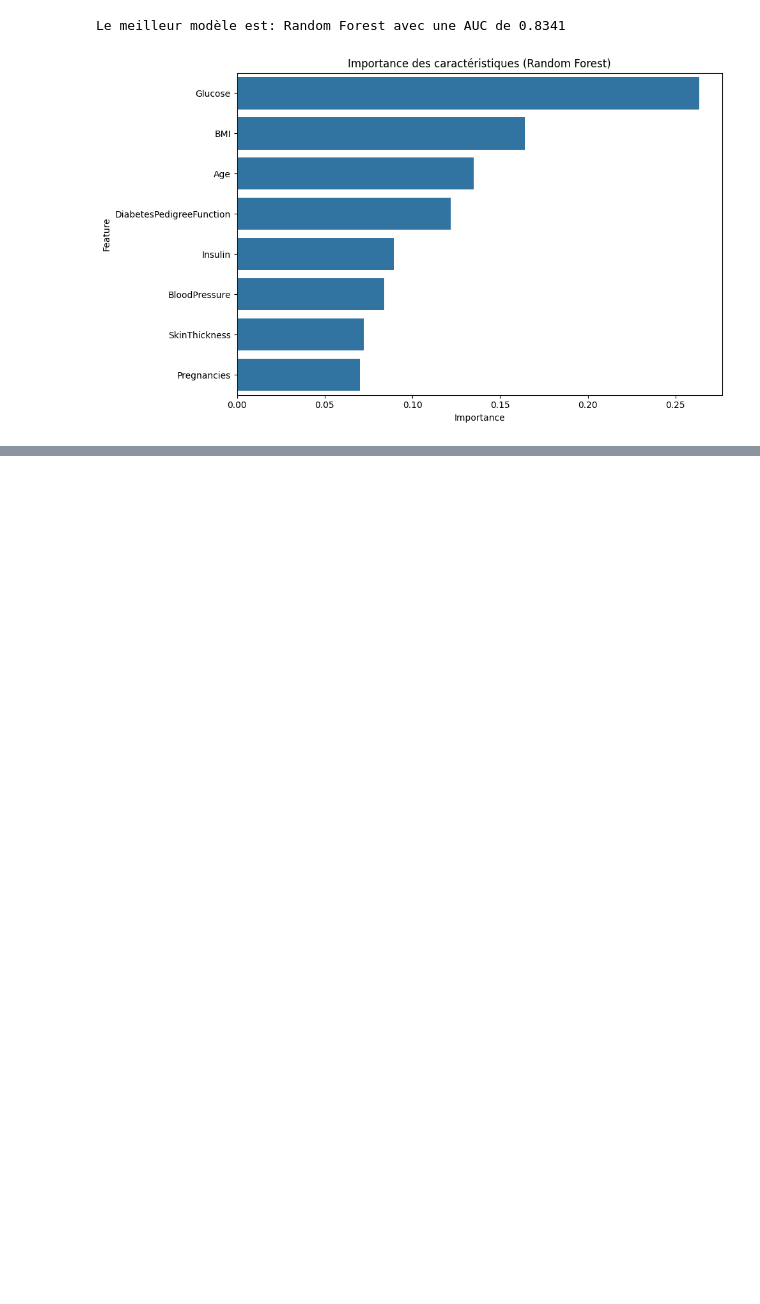
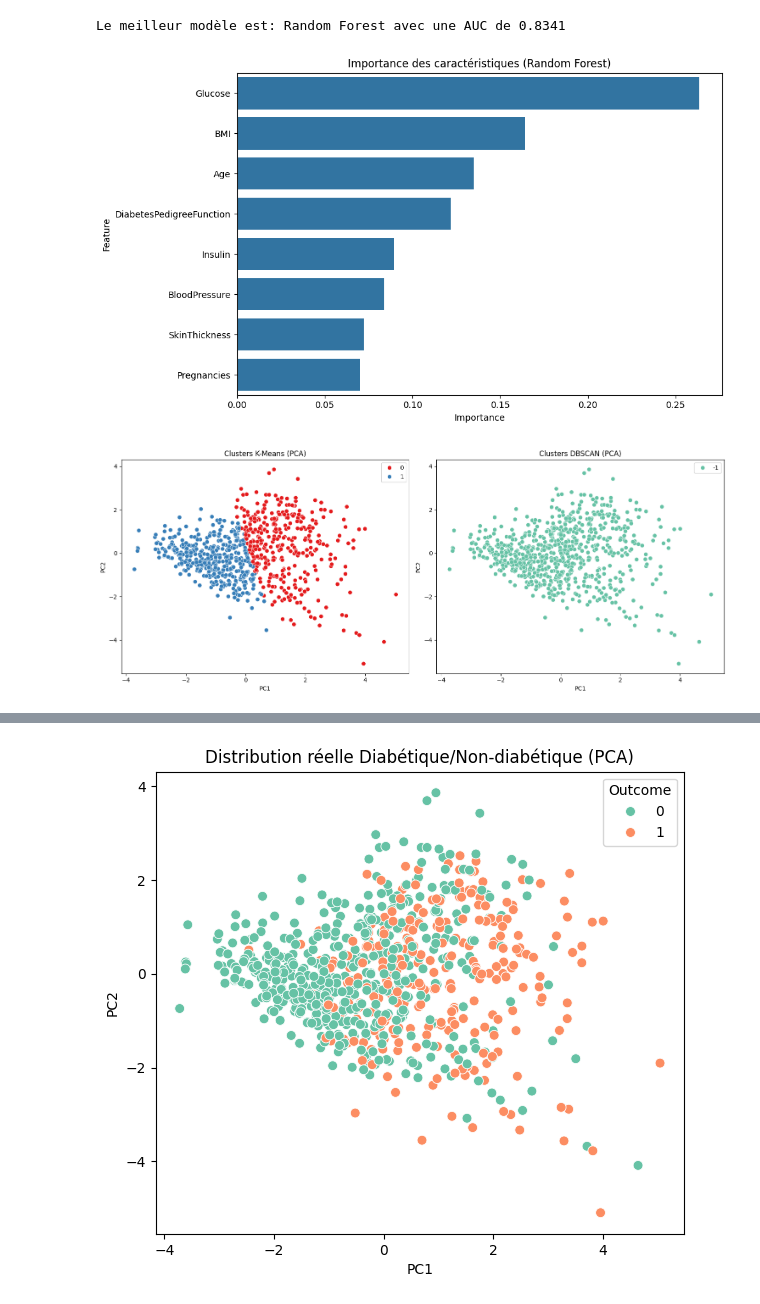
Before and after one commit to MedAzizL/Diabetes-prediction-project, a Jupyter notebook: notebooks/analyse_diabete.ipynb, the cells around one changed output, grey strips where cells are left out. Drawn from its saved outputs; the diff is of its cells as text; code cells hidden in the pictures; blank space fills up the shorter version.

Commit message:
Ajout du clustering non supervisé et analyse PCA

```diff
--- a/notebooks/analyse_diabete.ipynb
+++ b/notebooks/analyse_diabete.ipynb
@@ -316,3 +316,79 @@ weighted avg       0.74      0.75      0.74       154
 [figure]
 Le meilleur modèle est: Random Forest avec une AUC de 0.8341
 [figure]
+# %%
+# Importation des bibliothèques pour le clustering
+from sklearn.cluster import KMeans, DBSCAN
+from sklearn.decomposition import PCA
+from sklearn.preprocessing import StandardScaler
+import matplotlib.pyplot as plt
+import seaborn as sns
+import numpy as np
+
+# Préparation des données
+X = df_clean.drop('Outcome', axis=1)
+
+# Standardisation des données
+scaler = StandardScaler()
+X_scaled = scaler.fit_transform(X)
+
+# Réduction de dimension avec PCA pour visualisation
+pca = PCA(n_components=2)
+X_pca = pca.fit_transform(X_scaled)
+
+# K-Means Clustering
+kmeans = KMeans(n_clusters=2, random_state=42)
+kmeans_labels = kmeans.fit_predict(X_scaled)
+
+# DBSCAN Clustering
+dbscan = DBSCAN(eps=0.5, min_samples=5)
+dbscan_labels = dbscan.fit_predict(X_scaled)
+
+# Visualisation des clusters K-Means
+plt.figure(figsize=(15, 6))
+plt.subplot(1, 2, 1)
+sns.scatterplot(x=X_pca[:, 0], y=X_pca[:, 1], hue=kmeans_labels, palette='Set1', s=50)
+plt.title('Clusters K-Means (PCA)')
+plt.xlabel('PC1')
+plt.ylabel('PC2')
+
+# Visualisation des clusters DBSCAN
+plt.subplot(1, 2, 2)
+sns.scatterplot(x=X_pca[:, 0], y=X_pca[:, 1], hue=dbscan_labels, palette='Set2', s=50)
+plt.title('Clusters DBSCAN (PCA)')
+plt.xlabel('PC1')
+plt.ylabel('PC2')
+plt.tight_layout()
+plt.show()
+
+# Comparaison des clusters avec la variable cible
+plt.figure(figsize=(15, 6))
+plt.subplot(1, 2, 1)
+sns.scatterplot(x=X_pca[:, 0], y=X_pca[:, 1], hue=df_clean['Outcome'], palette='Set2', s=50)
+plt.title('Distribution réelle Diabétique/Non-diabétique (PCA)')
+plt.xlabel('PC1')
+plt.ylabel('PC2')
+
+# Tableau de contingence pour évaluer la correspondance entre clusters et variable cible
+kmeans_contingency = pd.crosstab(kmeans_labels, df_clean['Outcome'], rownames=['Cluster K-Means'], colnames=['Diabétique'])
+print("Correspondance entre clusters K-Means et réalité:")
+print(kmeans_contingency)
+
+# Information sur la variance expliquée par PCA
+print(f"\nVariance expliquée par les deux premières composantes: {np.sum(pca.explained_variance_ratio_):.2f}")
+print(f"Variance expliquée par PC1: {pca.explained_variance_ratio_[0]:.2f}")
+print(f"Variance expliquée par PC2: {pca.explained_variance_ratio_[1]:.2f}")
+
+# Contribution des variables aux composantes principales
+pca_components = pd.DataFrame(
+    pca.components_.T,
+    columns=['PC1', 'PC2'],
+    index=X.columns
+)
+plt.figure(figsize=(10, 8))
+sns.heatmap(pca_components, annot=True, cmap='coolwarm')
+plt.title('Contribution des variables aux composantes principales')
+plt.tight_layout()
+plt.show()
+# %% [output]
+[figure, added]
@@ -318,0 +404 @@ Le meilleur modèle est: Random Forest avec une AUC de 0.8341
+[figure, added]
```
Also changed, not shown: parts of 1 cell of this notebook.
